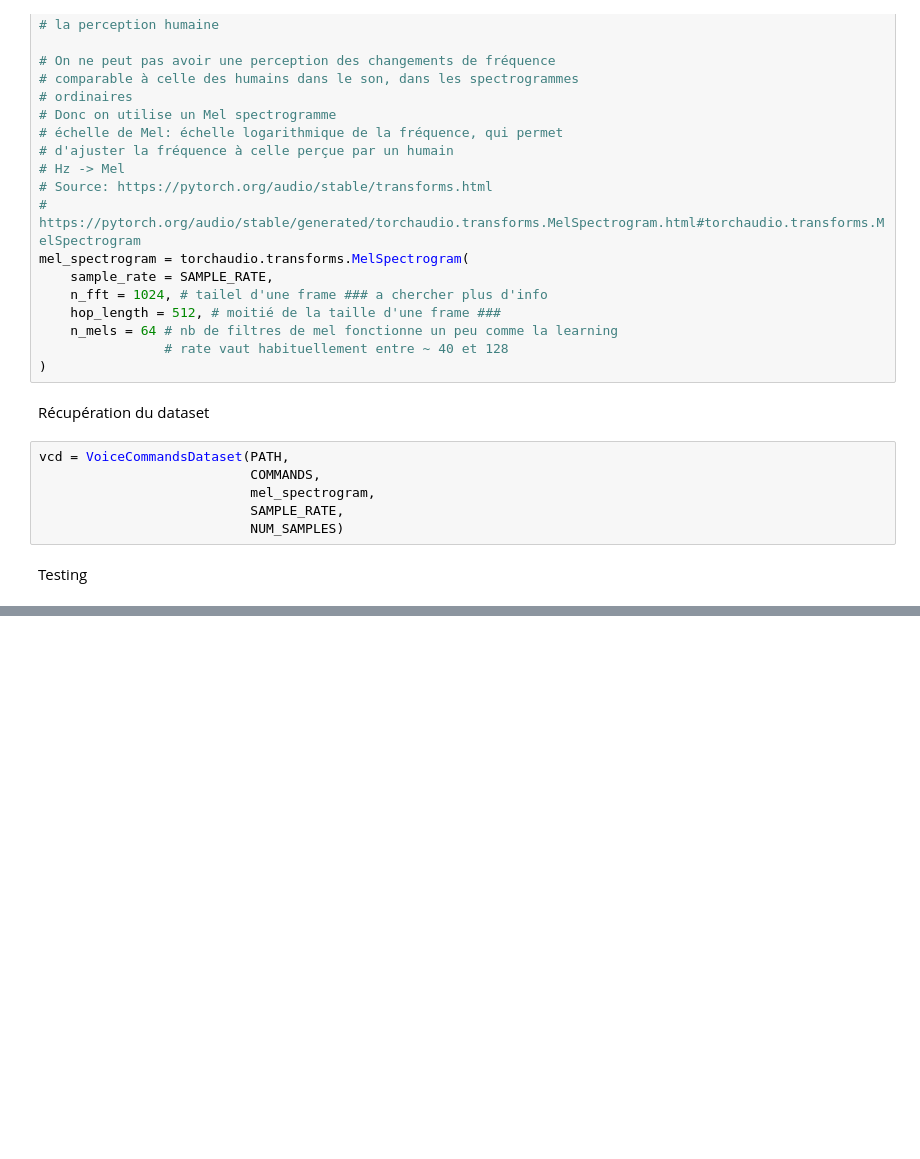
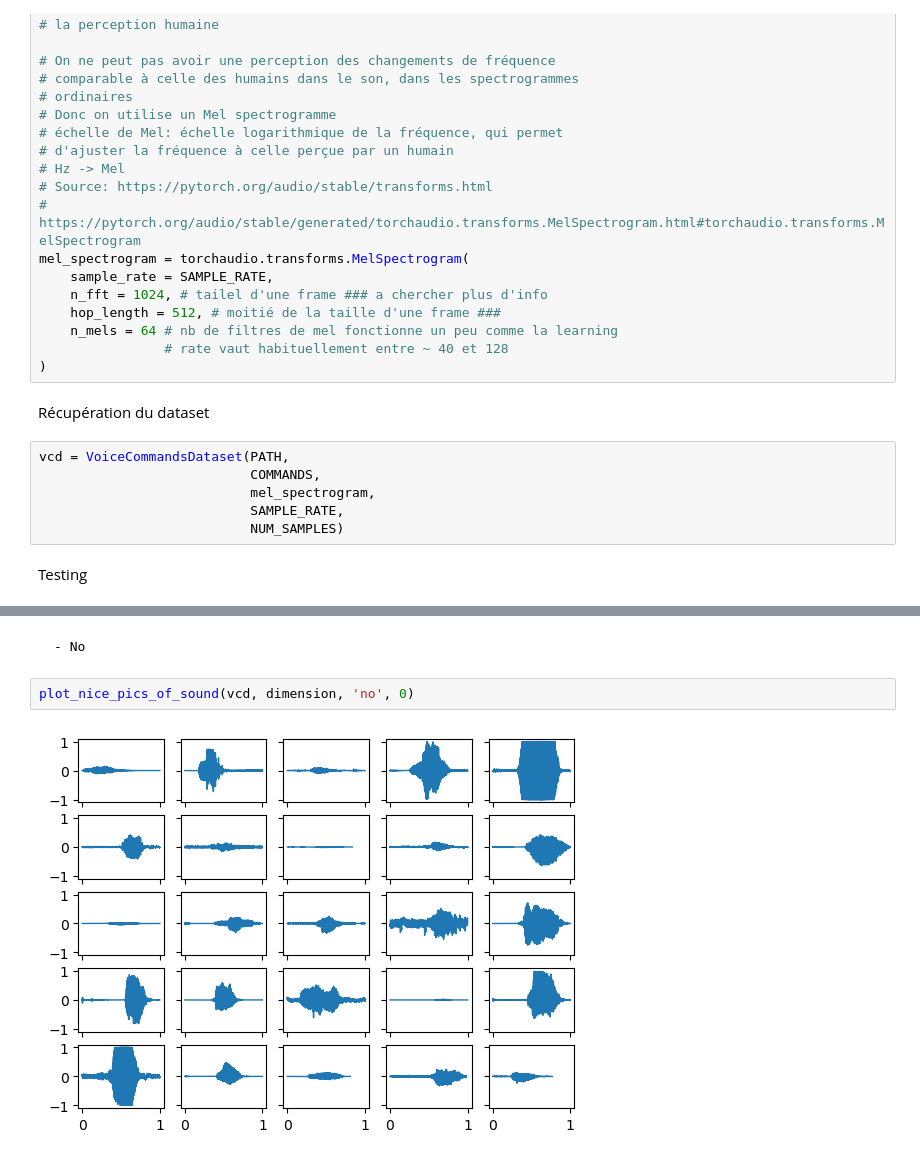
Before and after one commit to uvsq21800801/nn_simple_voice_commands, a Jupyter notebook: notebook/voice_control_nn.ipynb, the cells around one changed output, grey strips where cells are left out. Saved outputs shown, nothing was run; the diff lists cells and outputs as text; blank space fills up the shorter version.

```diff
--- a/notebook/voice_control_nn.ipynb
+++ b/notebook/voice_control_nn.ipynb
@@ -250,0 +304,6 @@ torch.Size([1, 64, 32])
+# %% [markdown]
+    - No
+# %%
+plot_nice_pics_of_sound(vcd, dimension, 'no', 0)
+# %% [output]
+[figure, added]
```
Also changed, not shown: parts of 19 cells of this notebook.
